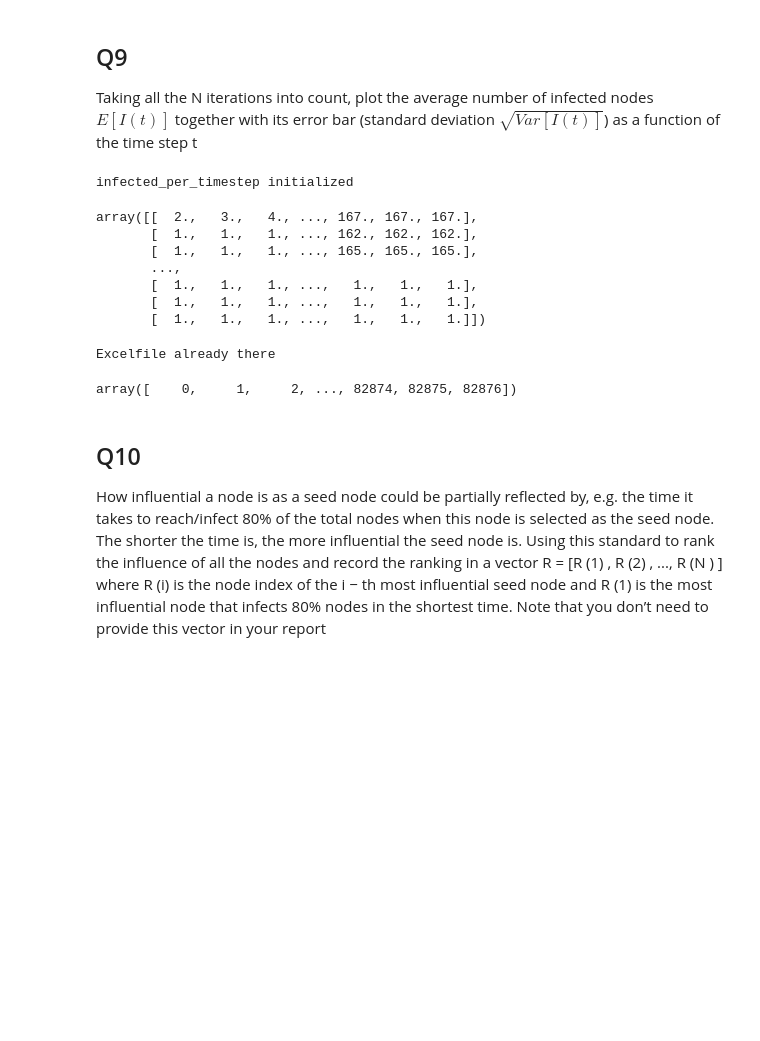
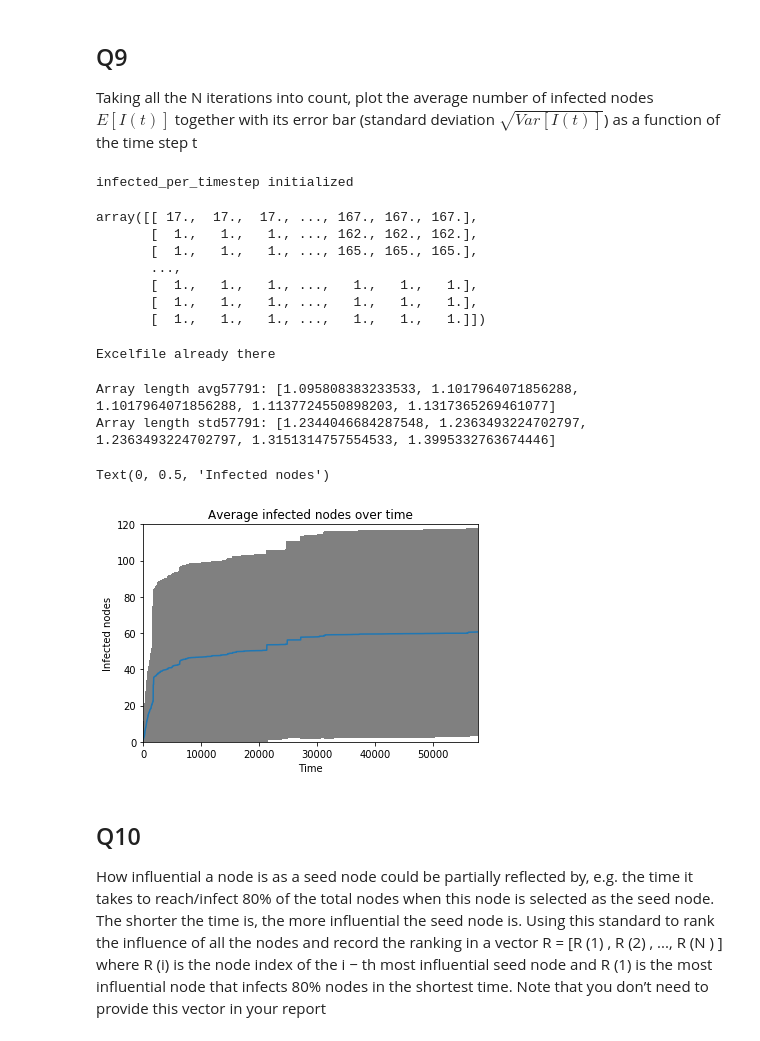
Before and after one commit to TBruyn/Modeling-and-Data-Analysis-in-Complex-Networks, a Jupyter notebook: assignment1/assignment1_B.ipynb, the cells around one changed output. Saved outputs shown, nothing was run; the diff lists cells and outputs as text; code cells hidden in the pictures; blank space fills up the shorter version.

```diff
--- a/assignment1/assignment1_B.ipynb
+++ b/assignment1/assignment1_B.ipynb
@@ -53,29 +53,32 @@ except Exception as e:
     print(e)
     print("Rebuilding data")
 
-    infected_per_timestep = np.zeros([number_of_nodes, len(df.index)])
+    infected_per_timestep = np.zeros([number_of_nodes, df['timestamp'][len(df) - 1]])
 
     for n in range(1, number_of_nodes + 1):
         infected = np.zeros(number_of_nodes + 1,dtype=bool)
         infected[n] = True
         infected_count = 1
 
-        for timestep, transaction in df.iterrows():
+        for index, transaction in df.iterrows():
             node1 = transaction['node1']
             node2 = transaction['node2']
             if infected[node1] and not infected[node2]:
                 infected[node2] = True
                 infected_count += 1
 
-            infected_per_timestep[n - 1, timestep] = infected_count
+            infected_per_timestep[n - 1, transaction['timestamp'] - 1] = infected_count
+
 
         print("Infection of starting node " + str(n) + " finished")
+    pickle.dump(infected_per_timestep, open("infected_per_timestamp.pickle", "wb"))
+
     print("Finished creating data")
 print("infected_per_timestep initialized")
 infected_per_timestep
 # %% [output]
 infected_per_timestep initialized
-array([[  2.,   3.,   4., ..., 167., 167., 167.],
+array([[ 17.,  17.,  17., ..., 167., 167., 167.],
        [  1.,   1.,   1., ..., 162., 162., 162.],
        [  1.,   1.,   1., ..., 165., 165., 165.],
        ...,
@@ -99,13 +102,21 @@ Excelfile already there
 # %%
 avg = [np.average(col) for col in infected_per_timestep.T]
 std = [np.std(col) for col in infected_per_timestep.T]
+print("Array length avg" + str(len(avg)) + ": " +str(avg[0:5]))
+print("Array length std" + str(len(std)) + ": " +str(std[0:5]))
+# %% [output]
+Array length avg57791: [1.095808383233533, 1.1017964071856288, 1.1017964071856288, 1.1137724550898203, 1.1317365269461077]
+Array length std57791: [1.2344046684287548, 1.2363493224702797, 1.2363493224702797, 1.3151314757554533, 1.3995332763674446]
 # %%
-np.arange(0,len(avg) + 1)
-# len(avg)
-# plt.errorbar(np.arange(), avg, yerr=std)
-# plt.title("Average infected nodes over time")
+plt.errorbar(np.arange(1,len(avg) + 1), avg, yerr=std, ecolor='grey')
+plt.title("Average infected nodes over time")
+plt.gca().set_xlim([0,57791])
+plt.gca().set_ylim([0, 120])
+plt.xlabel('Time')
+plt.ylabel('Infected nodes')
 # %% [output]
-array([    0,     1,     2, ..., 82874, 82875, 82876])
+Text(0, 0.5, 'Infected nodes')
+[figure, added]
 # %% [markdown]
 ## Q10
 
```
Also changed, not shown: parts of 1 cell of this notebook.
